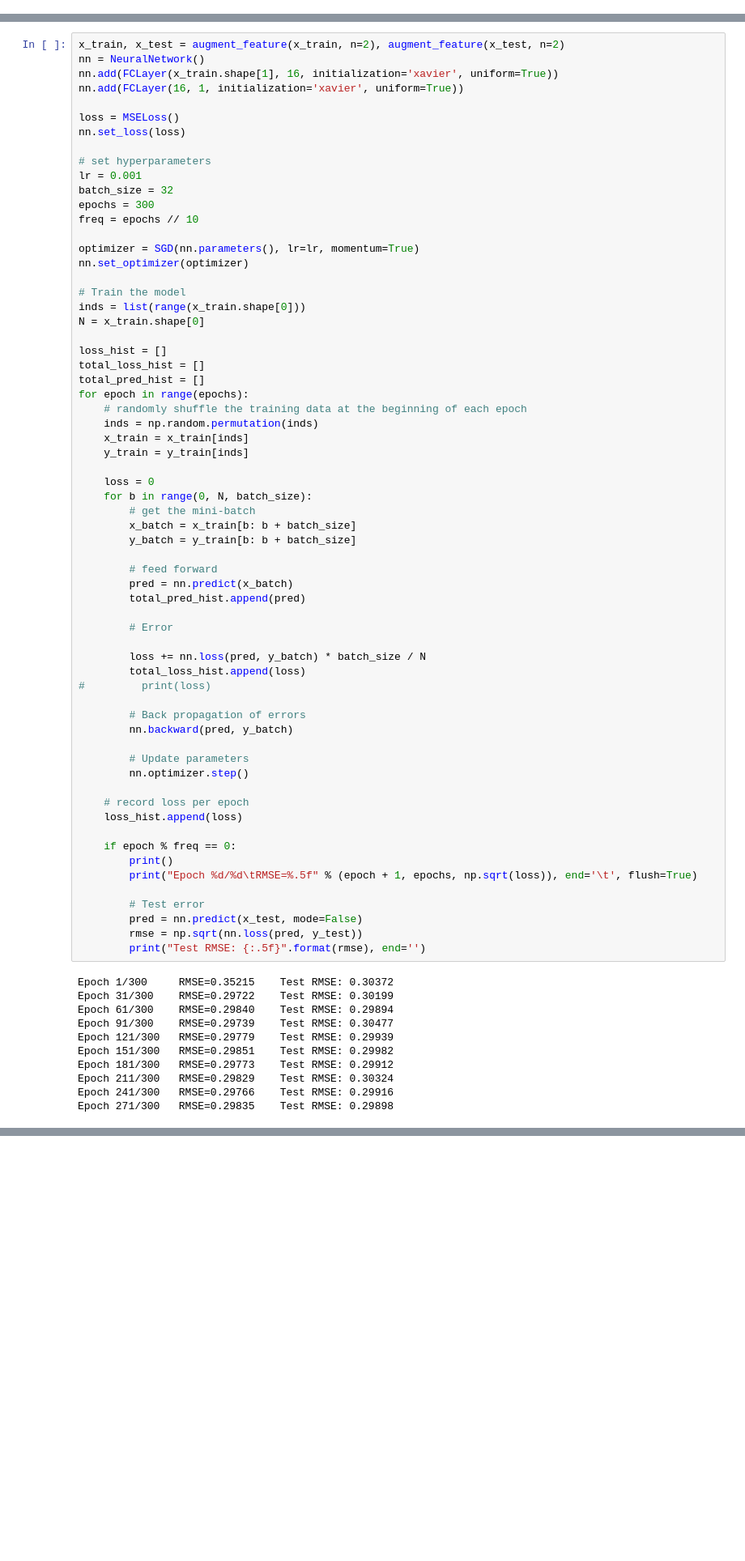
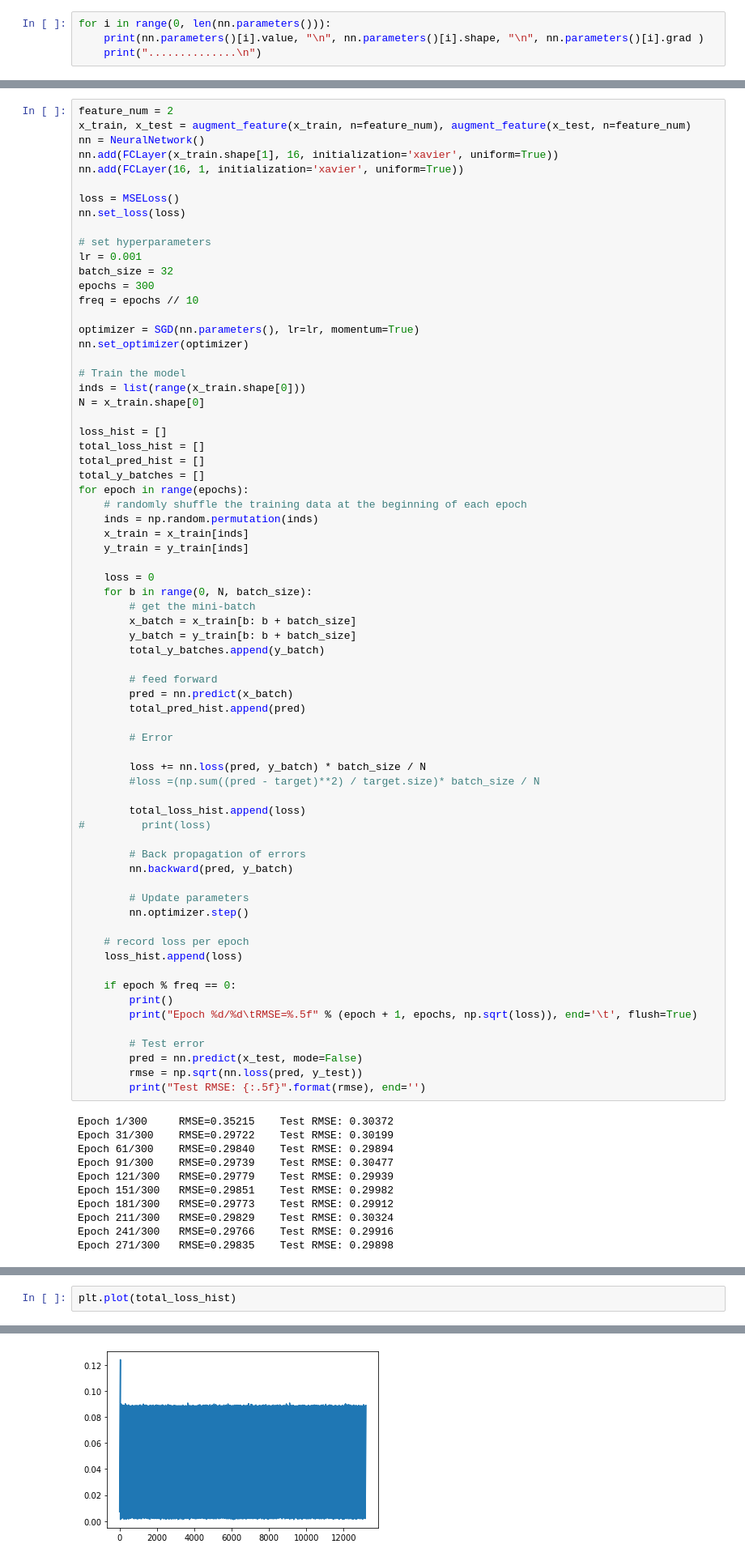
Before and after one commit to armandordorica/MIE1516_A3_Neural_Network, a Jupyter notebook: E7_regression.ipynb, the cells around one changed output, grey strips where cells are left out. Shown: that part at 81% size. Drawn from its saved outputs; the diff is of its cells as text; blank space fills up the shorter version.

```diff
--- a/E7_regression.ipynb
+++ b/E7_regression.ipynb
@@ -77,0 +86,4 @@ nn.add(FCLayer(16, 1, initialization='xavier', uniform=True))   # add the output
+# %%
+for i in range(0, len(nn.parameters())):
+    print(nn.parameters()[i].value, "\n", nn.parameters()[i].shape, "\n", nn.parameters()[i].grad )
+    print("..............\n")
@@ -171,7 +209,8 @@ def augment_feature(x, n):
 # %% [markdown]
 Now, let's add X^2 to X and learn a linear network again.
 # %%
-x_train, x_test = augment_feature(x_train, n=2), augment_feature(x_test, n=2)
+feature_num = 2
+x_train, x_test = augment_feature(x_train, n=feature_num), augment_feature(x_test, n=feature_num)
 nn = NeuralNetwork()
 nn.add(FCLayer(x_train.shape[1], 16, initialization='xavier', uniform=True))
 nn.add(FCLayer(16, 1, initialization='xavier', uniform=True))
@@ -195,6 +234,7 @@ N = x_train.shape[0]
 loss_hist = []
 total_loss_hist = []
 total_pred_hist = []
+total_y_batches = []
 for epoch in range(epochs):
     # randomly shuffle the training data at the beginning of each epoch
     inds = np.random.permutation(inds)
@@ -206,6 +246,7 @@ for epoch in range(epochs):
         # get the mini-batch
         x_batch = x_train[b: b + batch_size]
         y_batch = y_train[b: b + batch_size]
+        total_y_batches.append(y_batch)
 
         # feed forward
         pred = nn.predict(x_batch)
@@ -214,6 +255,8 @@ for epoch in range(epochs):
         # Error
 
         loss += nn.loss(pred, y_batch) * batch_size / N
+        #loss =(np.sum((pred - target)**2) / target.size)* batch_size / N
+
         total_loss_hist.append(loss)
 #         print(loss)
 
@@ -260,0 +313,3 @@ plt.show()
+# %%
+plt.plot(total_loss_hist)
+# %% [output]
@@ -260,0 +317 @@ plt.show()
+[figure, added]
```
Also changed, not shown: parts of 49 cells of this notebook, 5 other files.
